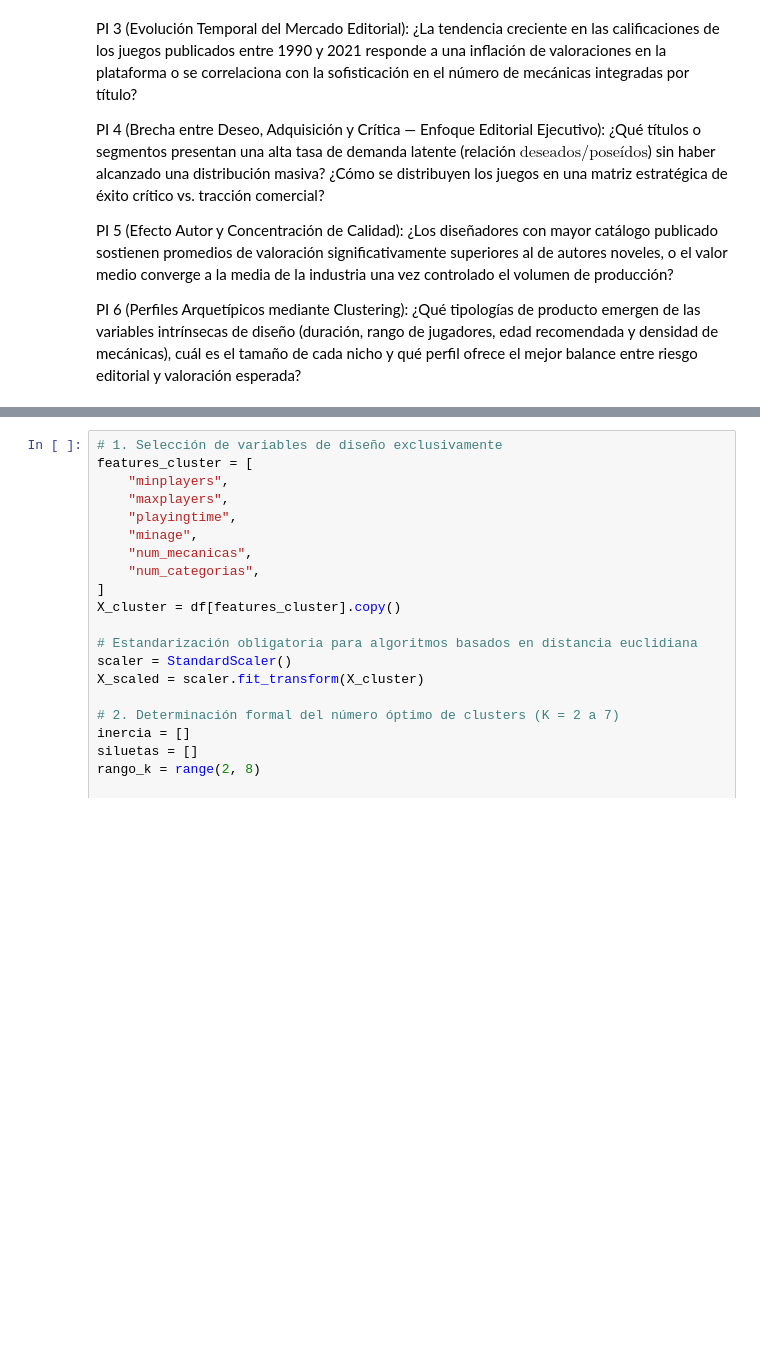
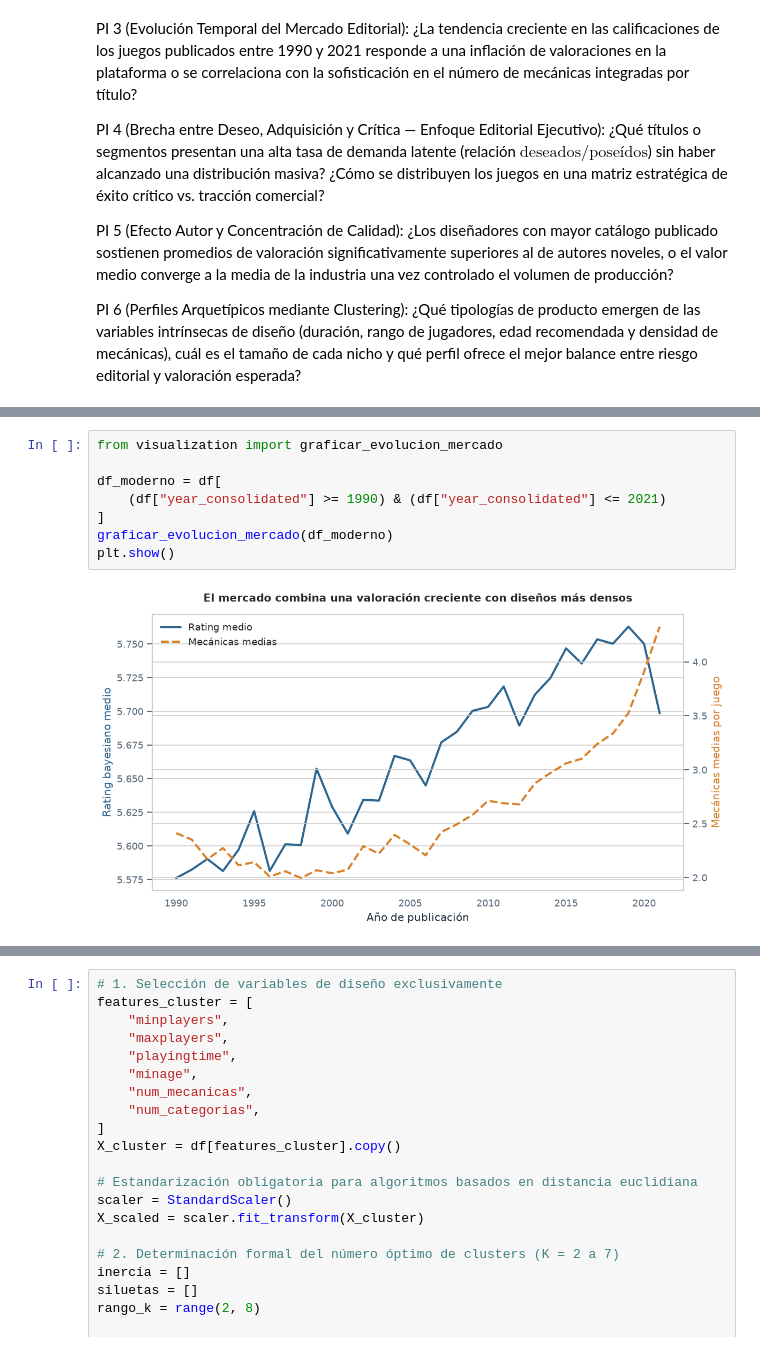
Before and after one commit to ArielMartinez3/Board-games-market-intelligence, a Jupyter notebook: Trabajo_Practico_Integrador_Ariel_Martinez.ipynb, the cells around one changed output, grey strips where cells are left out. Cells and saved outputs as stored; diff of their text form; blank space fills up the shorter version.

```diff
--- a/Trabajo_Practico_Integrador_Ariel_Martinez.ipynb
+++ b/Trabajo_Practico_Integrador_Ariel_Martinez.ipynb
@@ -644,0 +138,10 @@ plt.show()
+# %%
+from visualization import graficar_evolucion_mercado
+
+df_moderno = df[
+    (df["year_consolidated"] >= 1990) & (df["year_consolidated"] <= 2021)
+]
+graficar_evolucion_mercado(df_moderno)
+plt.show()
+# %% [output]
+[figure, added]
```
Also changed, not shown: parts of 19 cells of this notebook, 14 other files.
